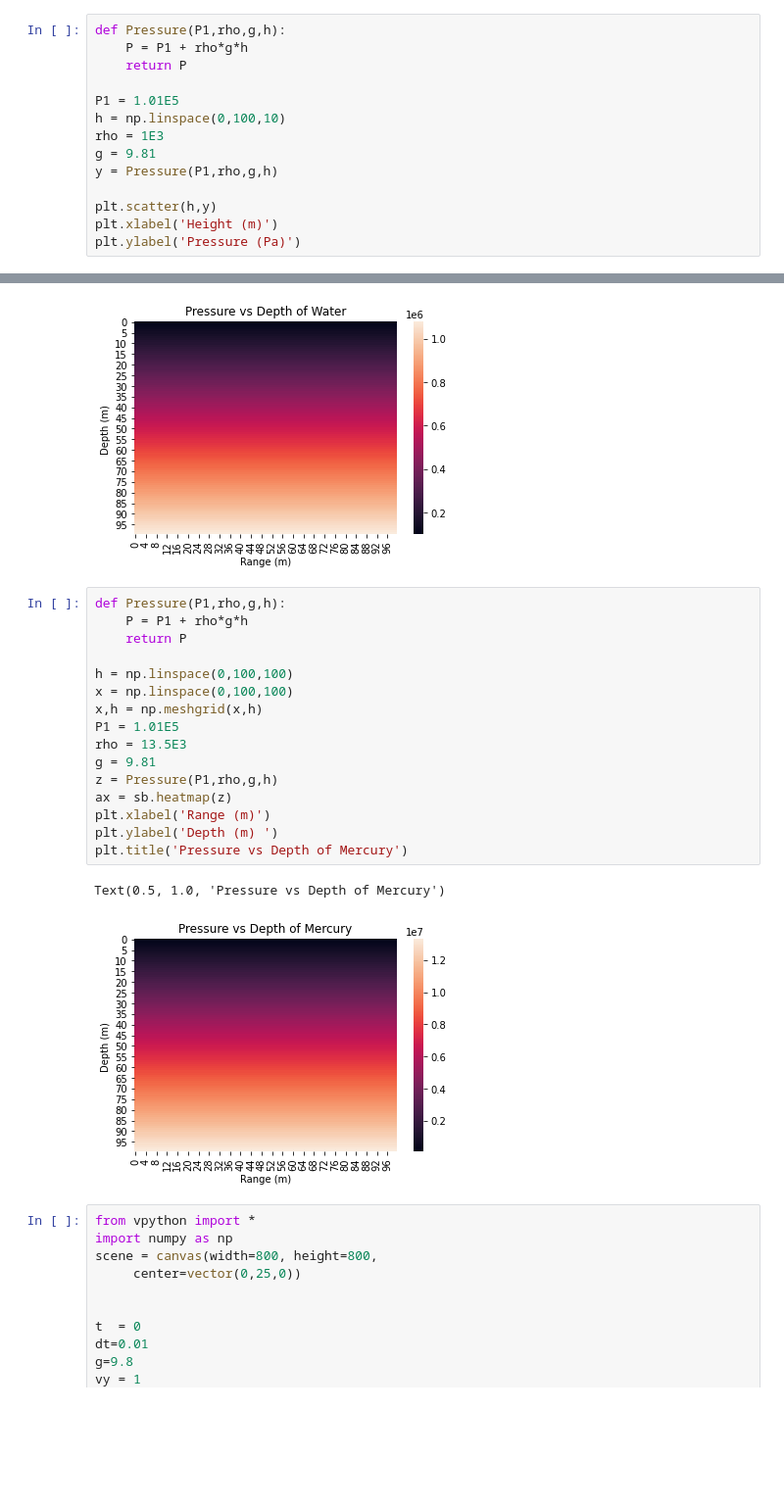
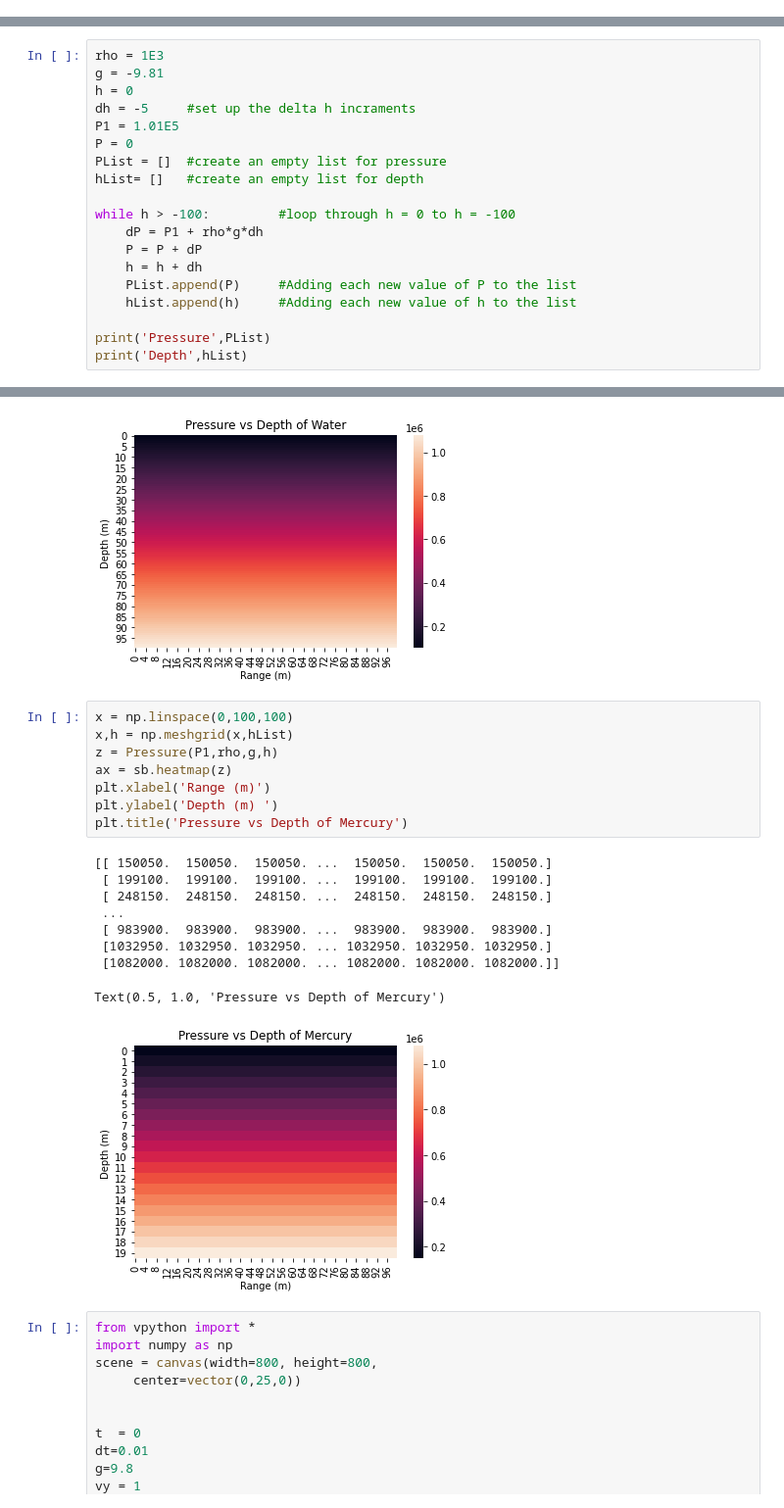
Before and after one commit to astrocardozo/IB-Physics, a Jupyter notebook: IB_Physics_2/Unit 1- Fluids/Unit 1-Guided Notes.ipynb, the cells around one changed output, grey strips where cells are left out. Shown at 98% size. Drawn from its saved outputs; the diff is of its cells as text; blank space fills up the shorter version.

```diff
--- a/IB_Physics_2/Unit 1- Fluids/Unit 1-Guided Notes.ipynb
+++ b/IB_Physics_2/Unit 1- Fluids/Unit 1-Guided Notes.ipynb
@@ -66,14 +67,0 @@ Text(0, 0.5, 'Pressure (Pa)')
-# %%
-def Pressure(P1,rho,g,h):
-    P = P1 + rho*g*h
-    return P
-
-P1 = 1.01E5
-h = np.linspace(0,100,10)
-rho = 1E3
-g = 9.81
-y = Pressure(P1,rho,g,h)
-
-plt.scatter(h,y)
-plt.xlabel('Height (m)')
-plt.ylabel('Pressure (Pa)')
@@ -82,0 +68,19 @@ Text(0, 0.5, 'Pressure (Pa)')
+# %%
+rho = 1E3
+g = -9.81
+h = 0
+dh = -5     #set up the delta h incraments
+P1 = 1.01E5
+P = 0
+PList = []  #create an empty list for pressure
+hList= []   #create an empty list for depth
+
+while h > -100:         #loop through h = 0 to h = -100
+    dP = P1 + rho*g*dh
+    P = P + dP
+    h = h + dh
+    PList.append(P)     #Adding each new value of P to the list
+    hList.append(h)     #Adding each new value of h to the list
+
+print('Pressure',PList)
+print('Depth',hList)
@@ -102,24 +116,23 @@ plt.title('Pressure vs Depth of Water')
 Text(0.5, 1.0, 'Pressure vs Depth of Water')
 [figure]
 # %%
-def Pressure(P1,rho,g,h):
-    P = P1 + rho*g*h
-    return P
-
-h = np.linspace(0,100,100)
 x = np.linspace(0,100,100)
-x,h = np.meshgrid(x,h)
-P1 = 1.01E5
-rho = 13.5E3
-g = 9.81
+x,h = np.meshgrid(x,hList)
 z = Pressure(P1,rho,g,h)
 ax = sb.heatmap(z)
 plt.xlabel('Range (m)')
 plt.ylabel('Depth (m) ')
 plt.title('Pressure vs Depth of Mercury')
 # %% [output]
-Text(0.5, 1.0, 'Pressure vs Depth of Mercury')
+[[ 150050.  150050.  150050. ...  150050.  150050.  150050.]
+ [ 199100.  199100.  199100. ...  199100.  199100.  199100.]
+ [ 248150.  248150.  248150. ...  248150.  248150.  248150.]
+ ...
+ [ 983900.  983900.  983900. ...  983900.  983900.  983900.]
+ [1032950. 1032950. 1032950. ... 1032950. 1032950. 1032950.]
+ [1082000. 1082000. 1082000. ... 1082000. 1082000. 1082000.]]
+Text(0.5, 1.0, 'Pressure vs Depth of Mercury')
-[figure, old version]
+[figure, new version]
 # %%
 from vpython import *
 import numpy as np
```
Also changed, not shown: parts of 6 cells of this notebook.
